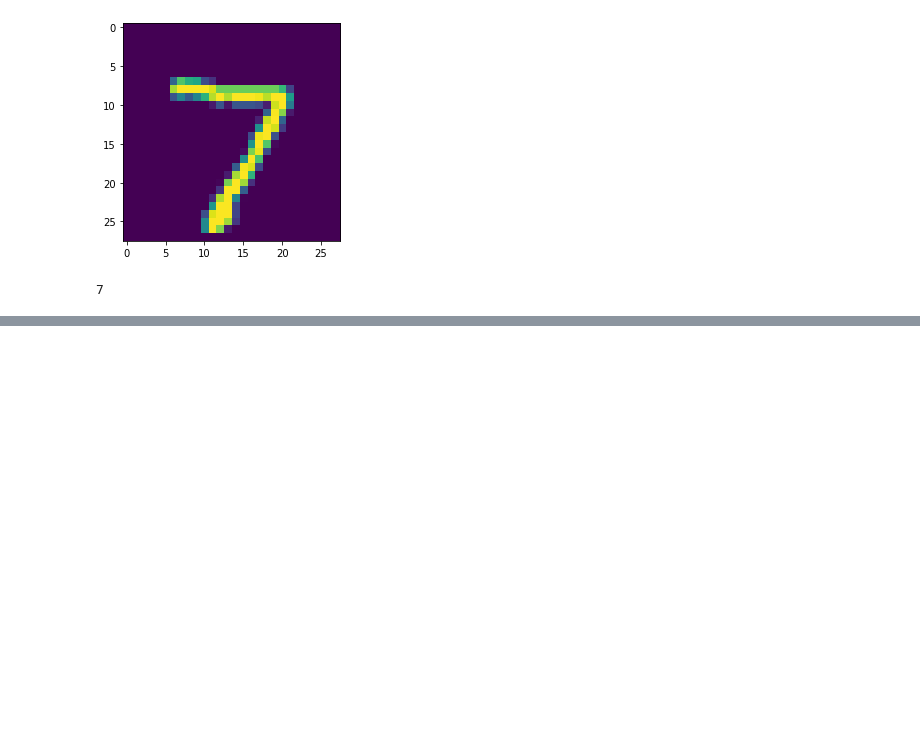
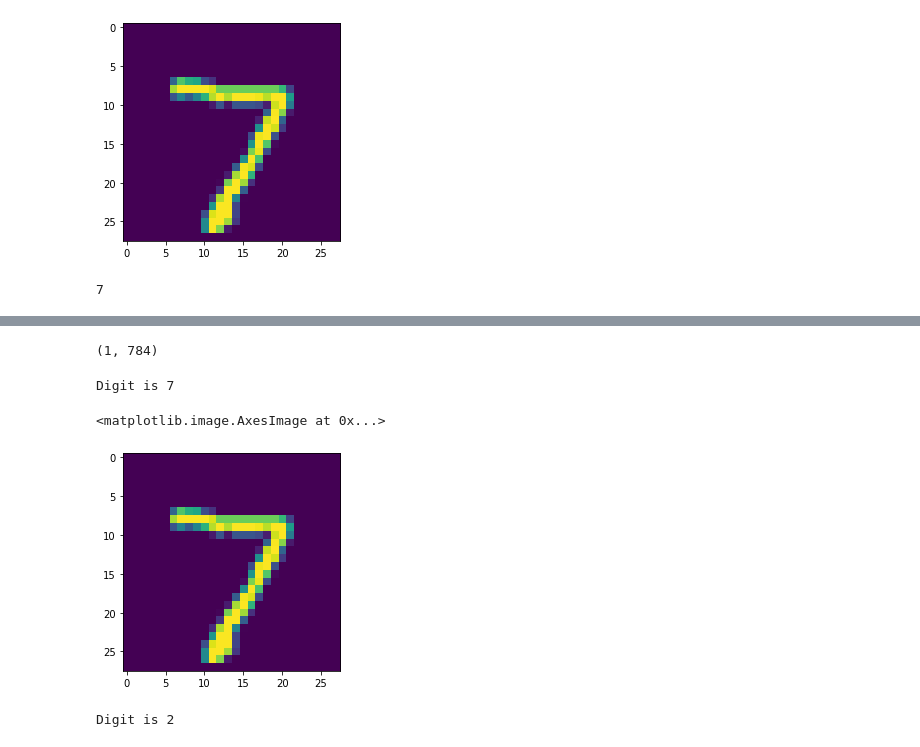
Before and after one commit to Sameer-Ahmed7/Deep_learning_Practice, a Jupyter notebook: MNIST.ipynb, the cells around one changed output, grey strips where cells are left out. Drawn from its saved outputs; the diff is of its cells as text; code cells hidden in the pictures; blank space fills up the shorter version.

```diff
--- a/MNIST.ipynb
+++ b/MNIST.ipynb
@@ -80,0 +92,4 @@ test ACC :  0.9805
+# %%
+testX[0].shape
+# %% [output]
+(1, 784)
@@ -80,0 +118,4 @@ test ACC :  0.9805
+# %%
+prediction(predict1)
+# %% [output]
+Digit is 7
@@ -80,0 +124,5 @@ test ACC :  0.9805
+# %%
+plt.imshow(test_images[0].reshape(28,28))
+# %% [output]
+<matplotlib.image.AxesImage at 0x...>
+[figure, added]
@@ -80,0 +131,4 @@ test ACC :  0.9805
+# %%
+prediction(predict2)
+# %% [output]
+Digit is 2
```
Also changed, not shown: parts of 25 cells of this notebook.
